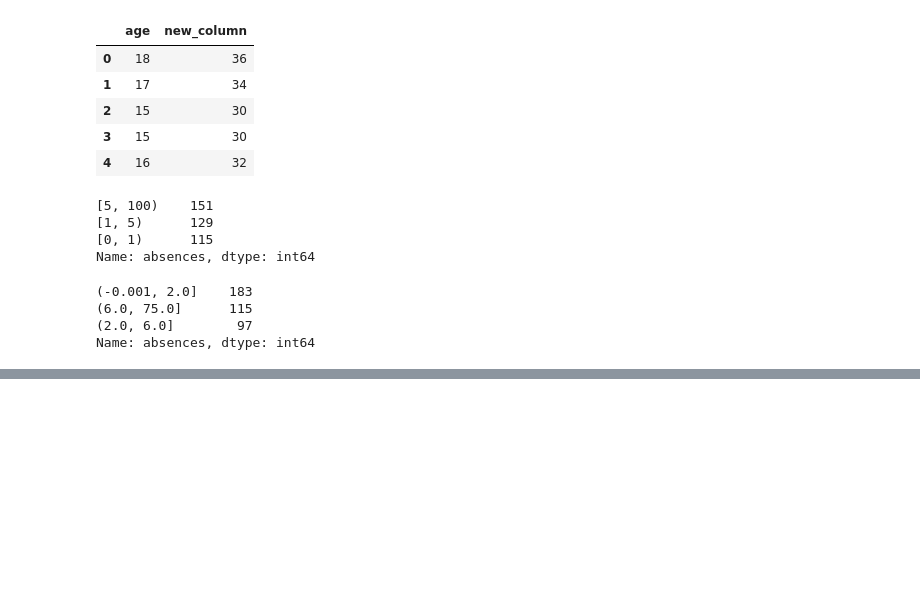
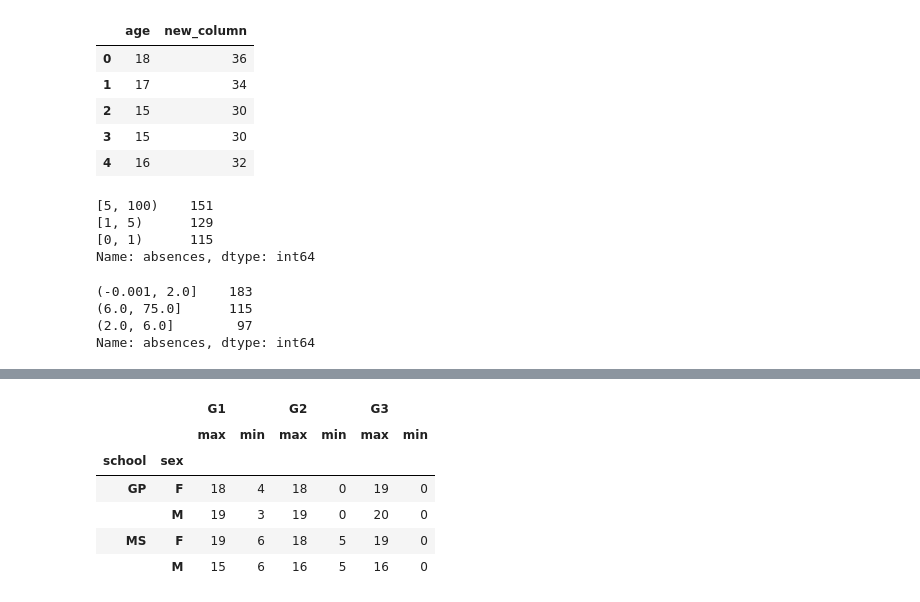
Before and after one commit to MMM-Sci/python_prac, a Jupyter notebook: CH6_Pandas.ipynb, the cells around one changed output, grey strips where cells are left out. Cells and saved outputs as stored; diff of their text form; code cells hidden in the pictures; blank space fills up the shorter version.

```diff
--- a/CH6_Pandas.ipynb
+++ b/CH6_Pandas.ipynb
@@ -739,0 +777,12 @@ Name: absences, dtype: int64
+# %%
+# p.184 Practice 6-12
+
+student_data_math.groupby(['school', 'sex'])['G1', 'G2', 'G3'].agg(['max', 'min'])
+# %% [output]
+|  |  | G1 |  | G2 |  | G3 |  |
+|  |  | max | min | max | min | max | min |
+| school | sex |  |  |  |  |  |  |
+| GP | F | 18 | 4 | 18 | 0 | 19 | 0 |
+|  | M | 19 | 3 | 19 | 0 | 20 | 0 |
+| MS | F | 19 | 6 | 18 | 5 | 19 | 0 |
+|  | M | 15 | 6 | 16 | 5 | 16 | 0 |
```
Also changed, not shown: parts of 15 cells of this notebook.
